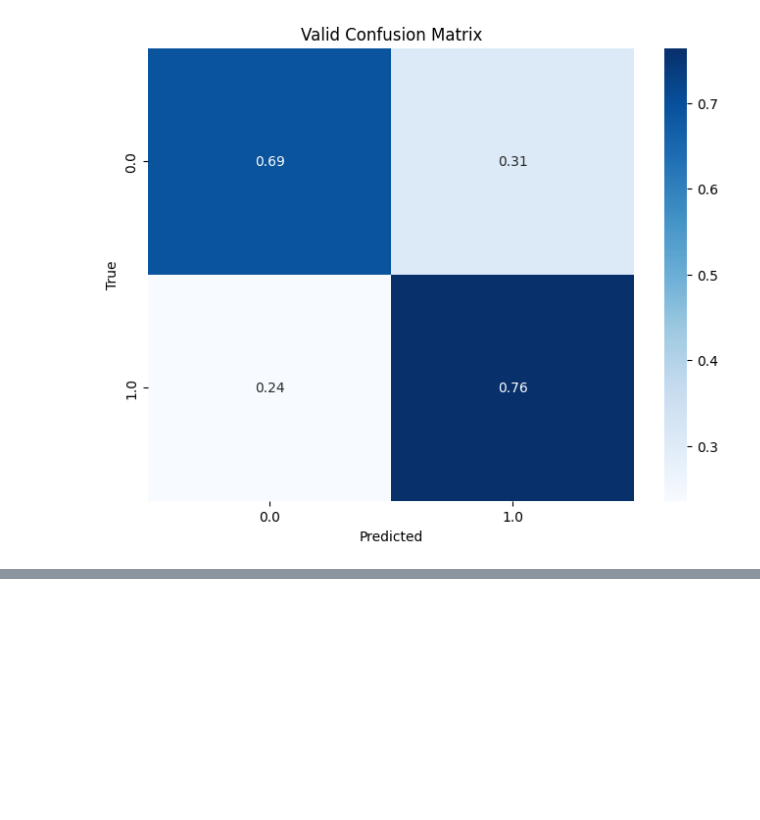
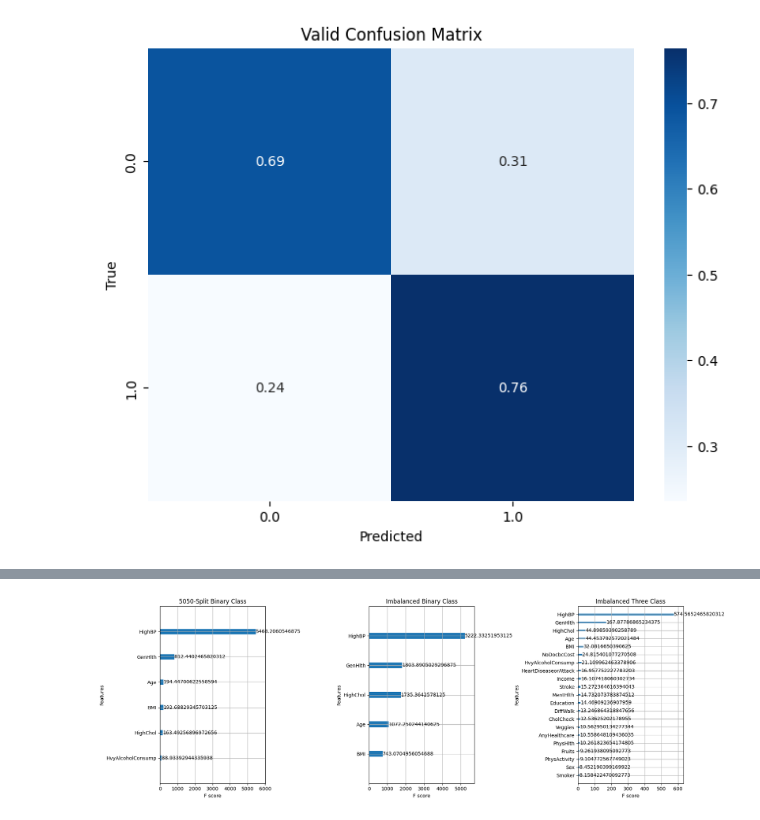
Before and after one commit to Panta-Rhei-LZ/DS-9000-Project-Data, a Jupyter notebook: Boosting.ipynb, the cells around one changed output, grey strips where cells are left out. Cells and saved outputs as stored; diff of their text form; code cells hidden in the pictures; blank space fills up the shorter version.

```diff
--- a/Boosting.ipynb
+++ b/Boosting.ipynb
@@ -444,0 +489,16 @@ Valid accuracy: 70.04%
+# %%
+# Combine three feature importance plots
+models = [model_diabetes01_5050, model_diabetes01, model_diabetes012]
+titles = ['5050-Split Binary Class', 'Imbalanced Binary Class', 'Imbalanced Three Class']
+
+# Create a 1x3 subplot layout
+fig, axes = plt.subplots(1, 3, figsize=(18, 6))
+
+for ax, model, title in zip(axes, models, titles):
+    xgb.plot_importance(model, importance_type='gain', ax=ax, title=title)
+    ax.set_title(title)
+
+plt.tight_layout()
+plt.show()
+# %% [output]
+[figure, added]
```
Also changed, not shown: parts of 6 cells of this notebook.
